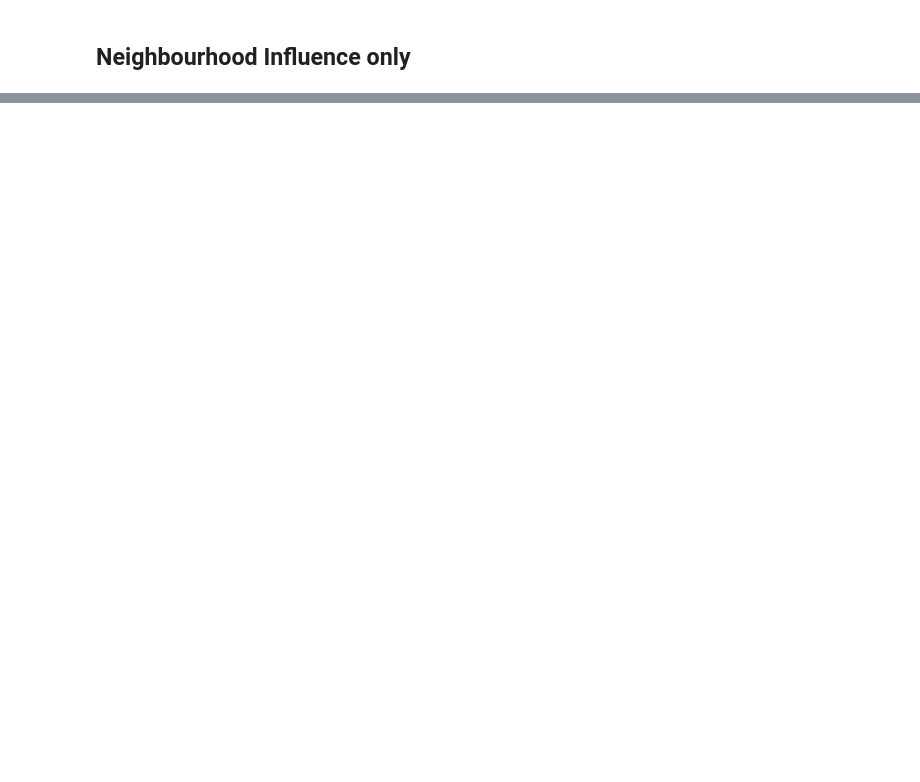
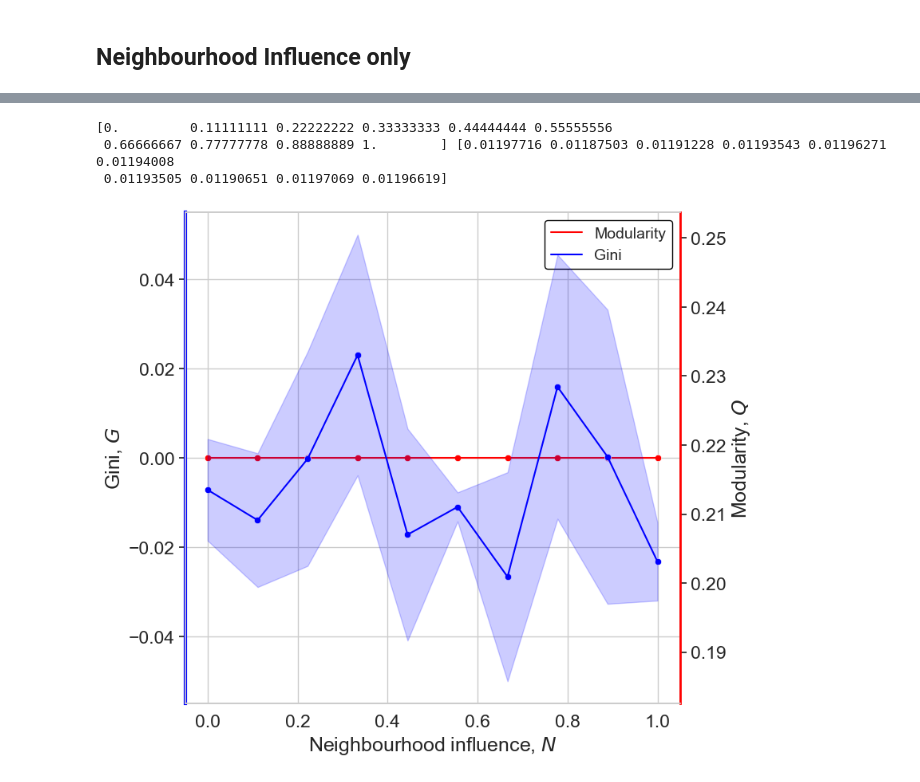
Before and after one commit to PaulHosek/Agent_based_modeling, a Jupyter notebook: Experiments.ipynb, the cells around one changed output, grey strips where cells are left out. Saved outputs shown, nothing was run; the diff lists cells and outputs as text; code cells hidden in the pictures; blank space fills up the shorter version.

```diff
--- a/Experiments.ipynb
+++ b/Experiments.ipynb
@@ -50,0 +73,12 @@ plt.plot(gini_vals)
+# %%
+def raw_to_ci_mean(data, confidence_level = 1.96):
+    """Convert 2d np array to ci and mean."""
+    mean = np.mean(data, axis=1)
+    sem = np.std(data, axis=1) / np.sqrt(data.shape[1])
+    low = mean - confidence_level*sem
+    high = mean + confidence_level*sem
+    return mean, low, high
+
+def draw_line_ci(cur_mean,low,high, x_vals = None, label = 'None', color='blue'):
+    if not x_vals:
+        x_vals = range(len(cur_mean))
@@ -50,0 +98,41 @@ plt.plot(gini_vals)
+# %%
+w_mean, w_low, w_high = raw_to_ci_mean(welfares_test)
+m_mean, m_low, m_high = raw_to_ci_mean(modularity_vals)
+g_mean, g_low, g_high = raw_to_ci_mean(gini_vals)
+x_vals = x_probs
+sns.set_theme(style="whitegrid")
+sns.set_context("notebook", font_scale=1.5)
+
+plt.figure(figsize=(8,8))
+
+print(x_vals, w_low)
+ax1 = sns.lineplot(x= x_vals,y = m_mean, label='Modularity',color= 'Red')
+
+sns.scatterplot(x= x_vals,y = m_mean, color= 'Red', ax=ax1)
+ax1.fill_between(x_vals,m_low, m_high, alpha=0.2, color='Red')
+ax2 = ax1.twinx()
+sns.lineplot(x= x_vals,y = g_mean, label="Gini",color= 'blue', ax=ax2)
+sns.scatterplot(x= x_vals,y = g_mean, color= 'blue', ax=ax2)
+ax2.fill_between(x_vals,g_low, g_high, alpha=0.2, color='blue')
+
+
+ax2.legend([],[],frameon=False)
+ax2.grid(None)
+lines, labels = ax1.get_legend_handles_labels()
+lines2, labels2 = ax2.get_legend_handles_labels()
+leg = ax1.legend(lines + lines2, labels + labels2, loc='upper right', framealpha=1, prop={'size': 14})
+leg.get_frame().set_edgecolor('black')
+ax2.spines['right'].set_color('red')
+ax1.spines['left'].set_color('blue')
+ax1.spines['left'].set_linewidth(3)
+ax2.spines['right'].set_linewidth(2)
+ax2.set_ylabel(r"Modularity, $Q$")
+ax1.set_ylabel(r"Gini, $G$")
+ax1.set_xlabel(r"Neighbourhood influence, $N$")
+
+plt.show()
+# %% [output]
+[0.         0.11111111 0.22222222 0.33333333 0.44444444 0.55555556
+ 0.66666667 0.77777778 0.88888889 1.        ] [0.01197716 0.01187503 0.01191228 0.01193543 0.01196271 0.01194008
+ 0.01193505 0.01190651 0.01197069 0.01196619]
+[figure, added]
```
Also changed, not shown: parts of 4 cells of this notebook, 2 other files.
